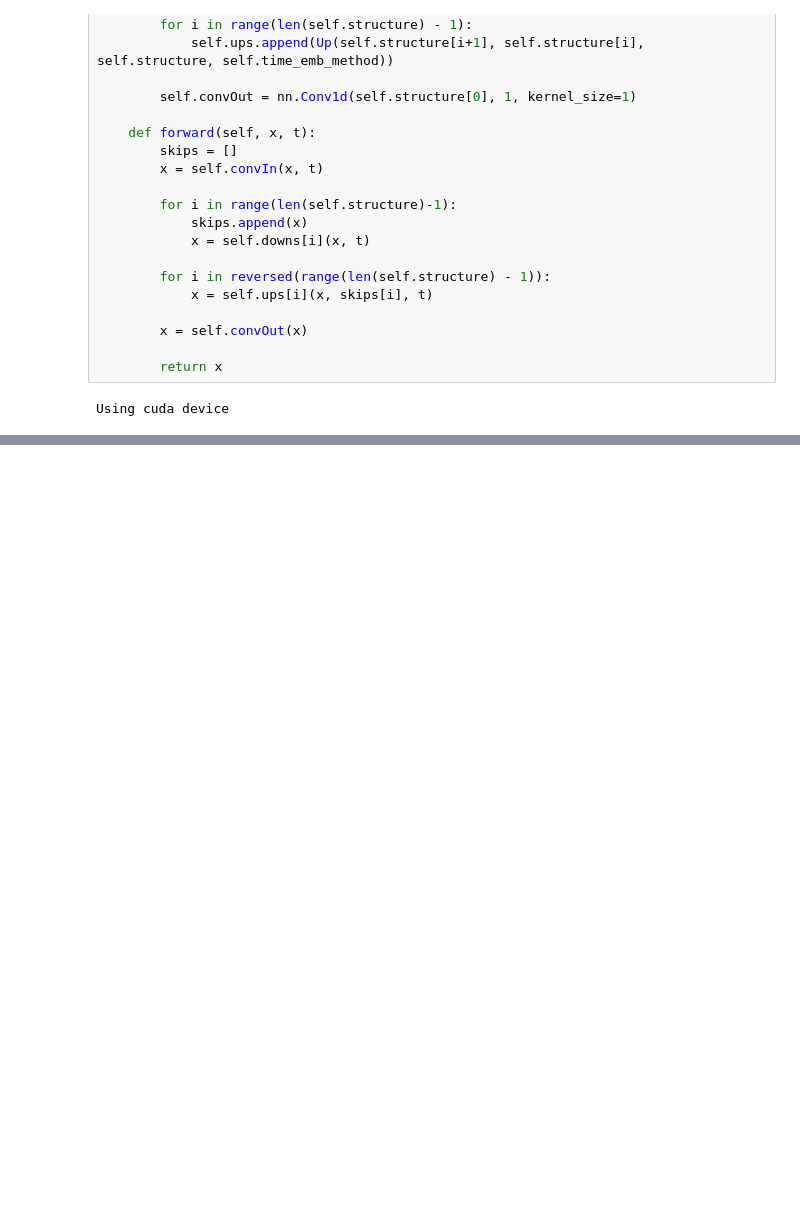
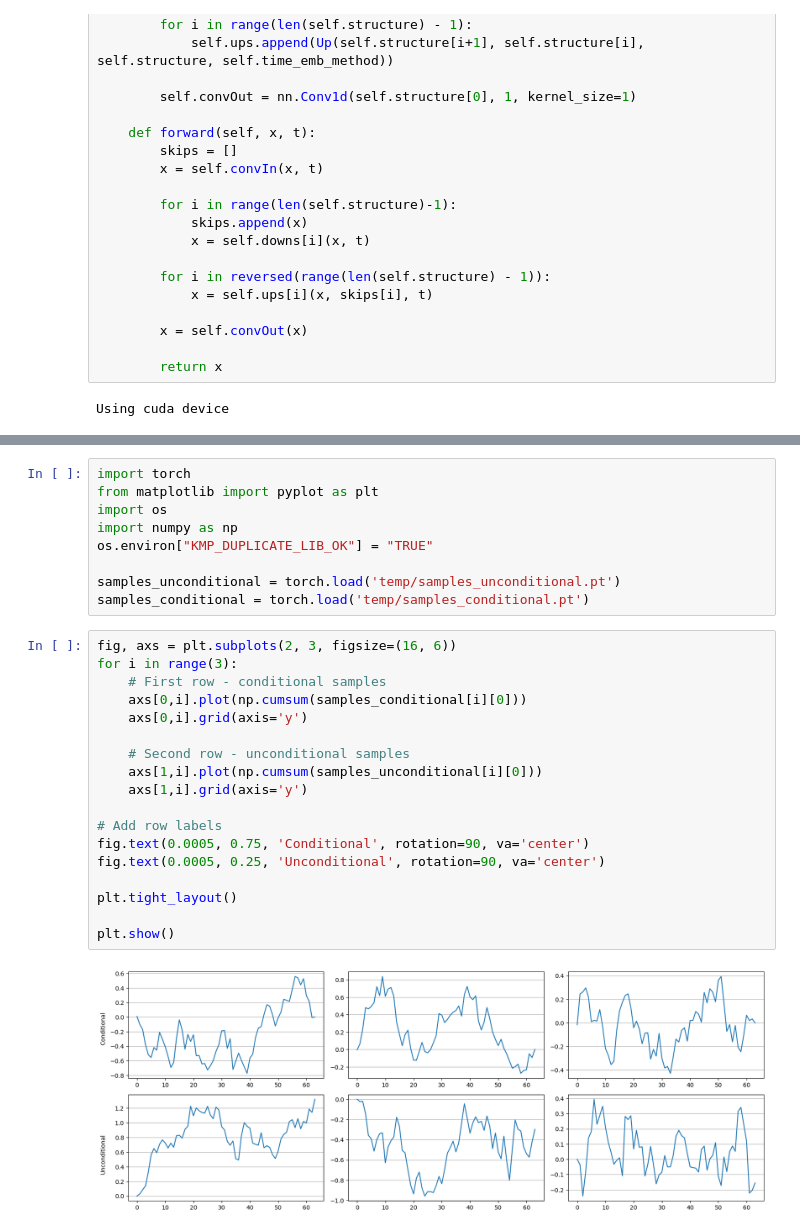
Before and after one commit to smoffe1604/MSc, a Jupyter notebook: 1d_experiment/1dDiffusers.ipynb, the cells around one changed output, grey strips where cells are left out. Cells and saved outputs as stored; diff of their text form; blank space fills up the shorter version.

```diff
--- a/1d_experiment/1dDiffusers.ipynb
+++ b/1d_experiment/1dDiffusers.ipynb
@@ -532,3 +566,32 @@ KeyboardInterrupt:
+# %%
+import torch
+from matplotlib import pyplot as plt
+import os
+import numpy as np
+os.environ["KMP_DUPLICATE_LIB_OK"] = "TRUE"
+
+samples_unconditional = torch.load('temp/samples_unconditional.pt')
+samples_conditional = torch.load('temp/samples_conditional.pt')
+# %%
+fig, axs = plt.subplots(2, 3, figsize=(16, 6))
+for i in range(3):
+    # First row - conditional samples
+    axs[0,i].plot(np.cumsum(samples_conditional[i][0]))
+    axs[0,i].grid(axis='y')
+
+    # Second row - unconditional samples
+    axs[1,i].plot(np.cumsum(samples_unconditional[i][0]))
+    axs[1,i].grid(axis='y')
+
+# Add row labels
+fig.text(0.0005, 0.75, 'Conditional', rotation=90, va='center')
+fig.text(0.0005, 0.25, 'Unconditional', rotation=90, va='center')
+
+plt.tight_layout()
+
+plt.show()
+# %% [output]
+[figure, added]
 # %%
 import numpy as np
 from scipy.stats import gaussian_kde
```
Also changed, not shown: parts of 10 cells of this notebook, 4 other files.
